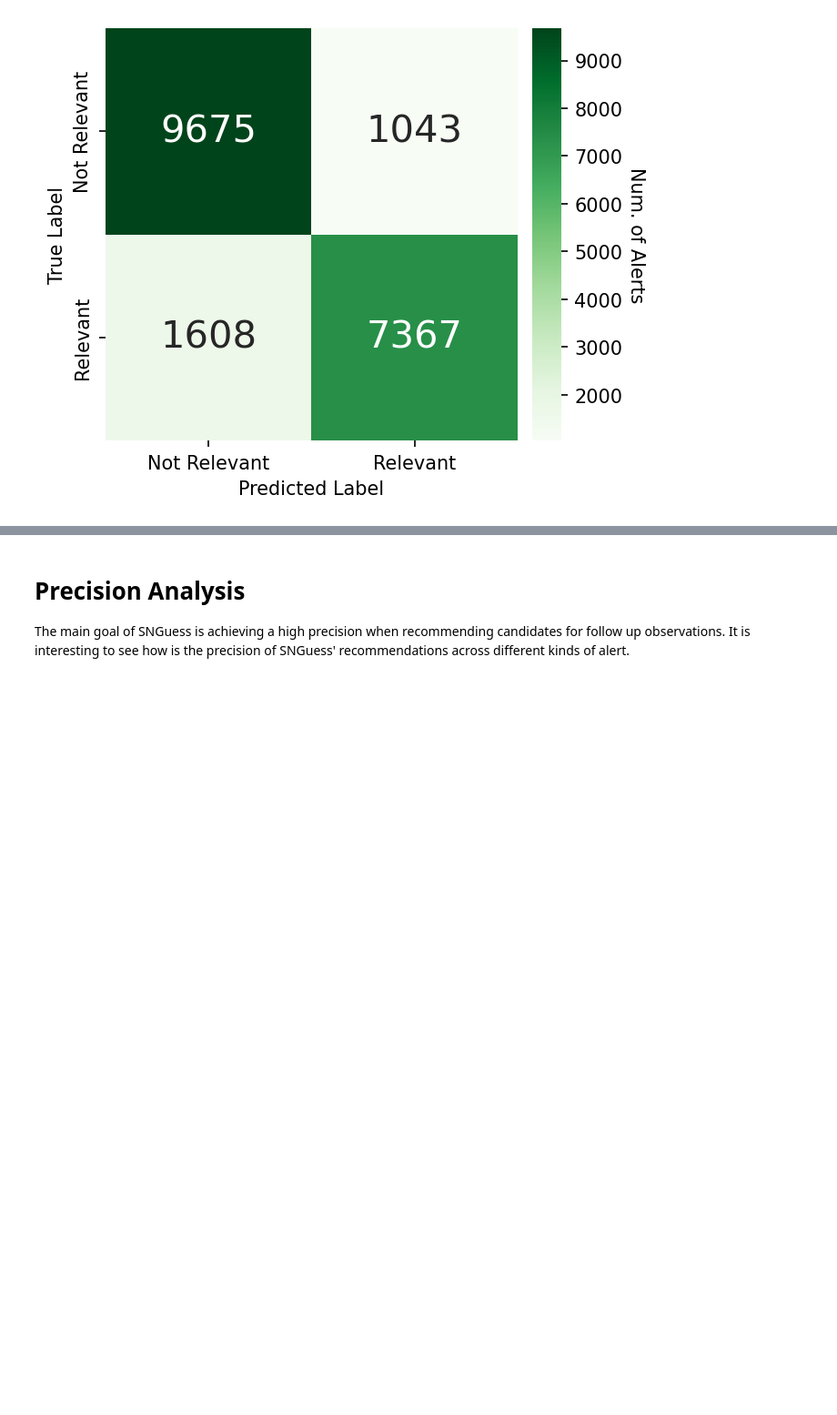
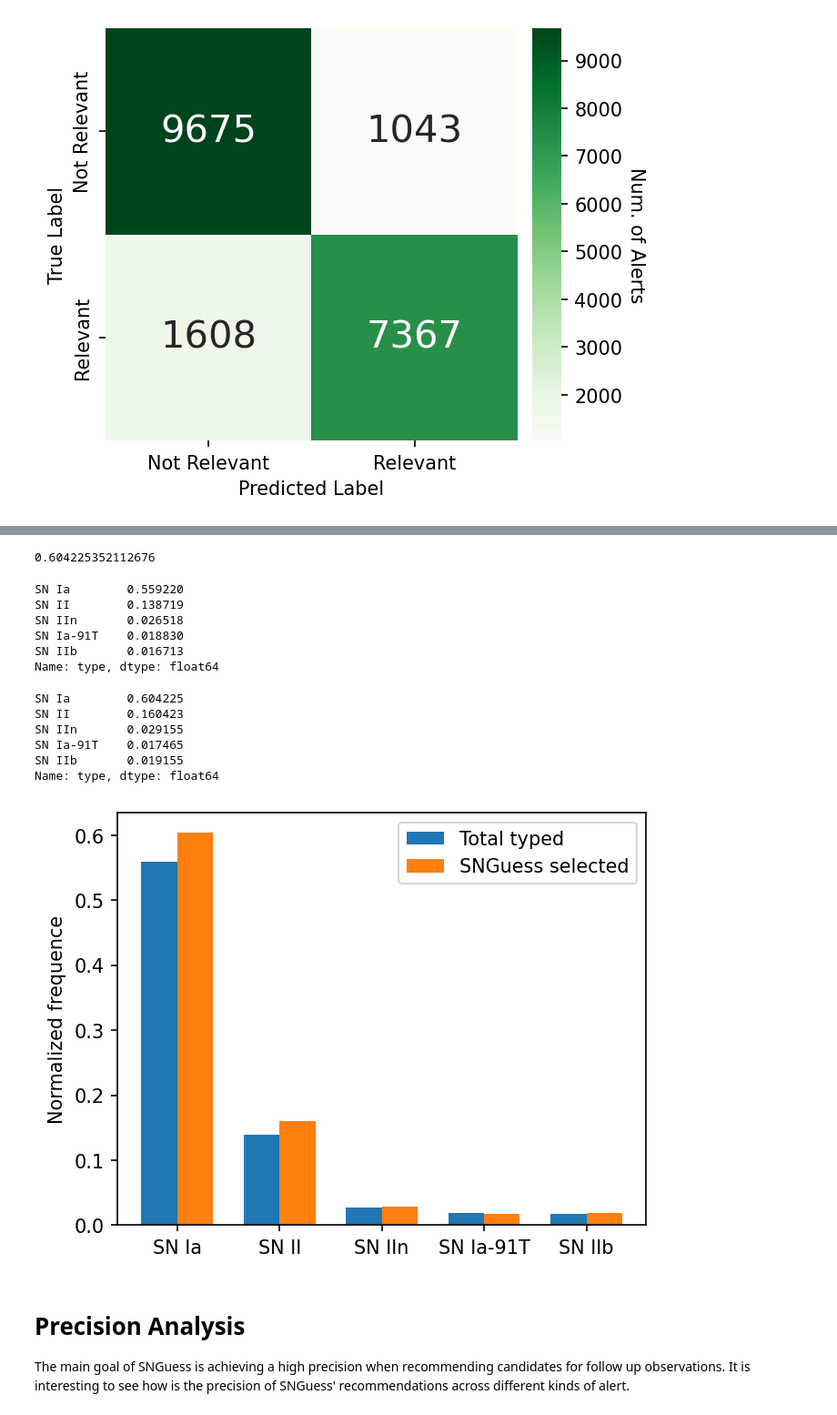
Before and after one commit to nmiranda/SNGuess, a Jupyter notebook: notebooks/snguess_results.ipynb, the cells around one changed output, grey strips where cells are left out. Shown at 91% size. Saved outputs shown, nothing was run; the diff lists cells and outputs as text; code cells hidden in the pictures; blank space fills up the shorter version.

Commit message:
SNGuess selection bias plot

```diff
--- a/notebooks/snguess_results.ipynb
+++ b/notebooks/snguess_results.ipynb
@@ -309,0 +312,6 @@ fig.savefig("snguess_hutns_class_conf.pdf", bbox_inches='tight')
+# %%
+idx_typed = snguess_classified.type.notna()
+total_class = len(snguess_classified[idx_typed])
+print("Total:", total_class)
+total_class_count = snguess_classified[idx_typed].type.value_counts()
+total_class_count
@@ -309,0 +341,6 @@ fig.savefig("snguess_hutns_class_conf.pdf", bbox_inches='tight')
+# %%
+idx_typed_and_selected = (snguess_classified.type.notna()) & (snguess_classified.SNGuessBool > 0.5)
+selected_class = len(snguess_classified[idx_typed_and_selected])
+print("Total:", selected_class)
+selected_class_count = snguess_classified[idx_typed_and_selected].type.value_counts()
+selected_class_count
@@ -310,3 +368,45 @@ fig.savefig("snguess_hutns_class_conf.pdf", bbox_inches='tight')
+# %%
+snguess_classified[idx_typed_and_selected].type.value_counts()['SN Ia'] / len(snguess_classified[idx_typed_and_selected])
+# %% [output]
+0.604225352112676
+# %%
+tot = total_class_count.drop('-') / total_class
+tot = tot.iloc[:5]
+tot
+# %% [output]
+SN Ia        0.559220
+SN II        0.138719
+SN IIn       0.026518
+SN Ia-91T    0.018830
+SN IIb       0.016713
+Name: type, dtype: float64
+# %%
+sel = selected_class_count[tot.index] / selected_class
+sel
+# %% [output]
+SN Ia        0.604225
+SN II        0.160423
+SN IIn       0.029155
+SN Ia-91T    0.017465
+SN IIb       0.019155
+Name: type, dtype: float64
+# %%
+labels = sel.index.to_numpy()
+
+x = np.arange(len(labels))
+width = 0.35
+
+fig, ax = plt.subplots(dpi=150, figsize=(5,4))
+rects1 = ax.bar(x - width/2, tot, width, label='Total typed')
+rects2 = ax.bar(x + width/2, sel, width, label='SNGuess selected')
+
+ax.set_ylabel('Normalized frequence')
+ax.set_xticks(x, labels)
+ax.legend()
+
+fig.savefig("snguess_hutns_class_type_bias.pdf", bbox_inches='tight')
+# %% [output]
+[figure, added]
 # %% [markdown]
 # Precision Analysis
 
```
Also changed, not shown: parts of 4 cells of this notebook, 1 other file.
